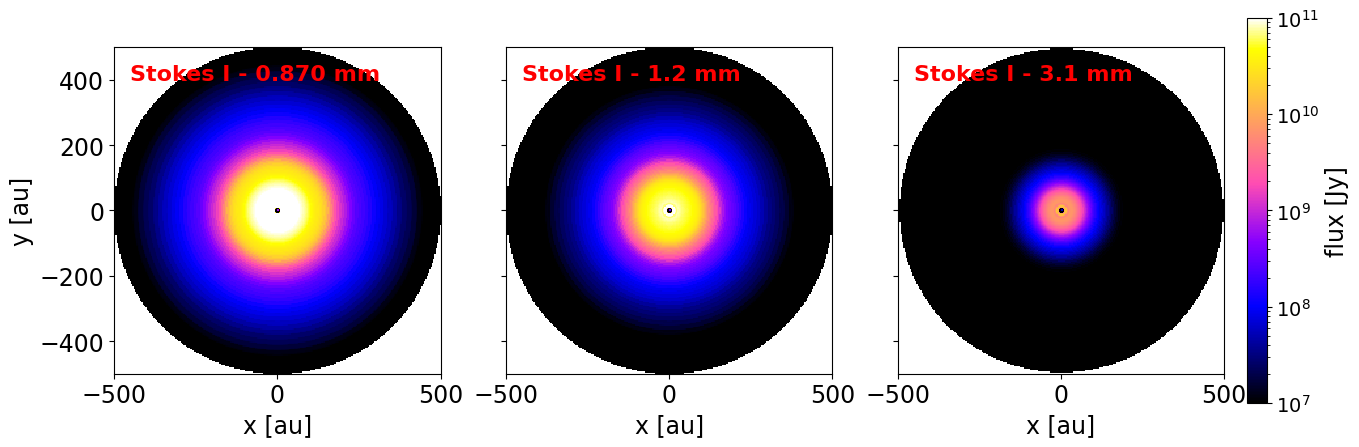
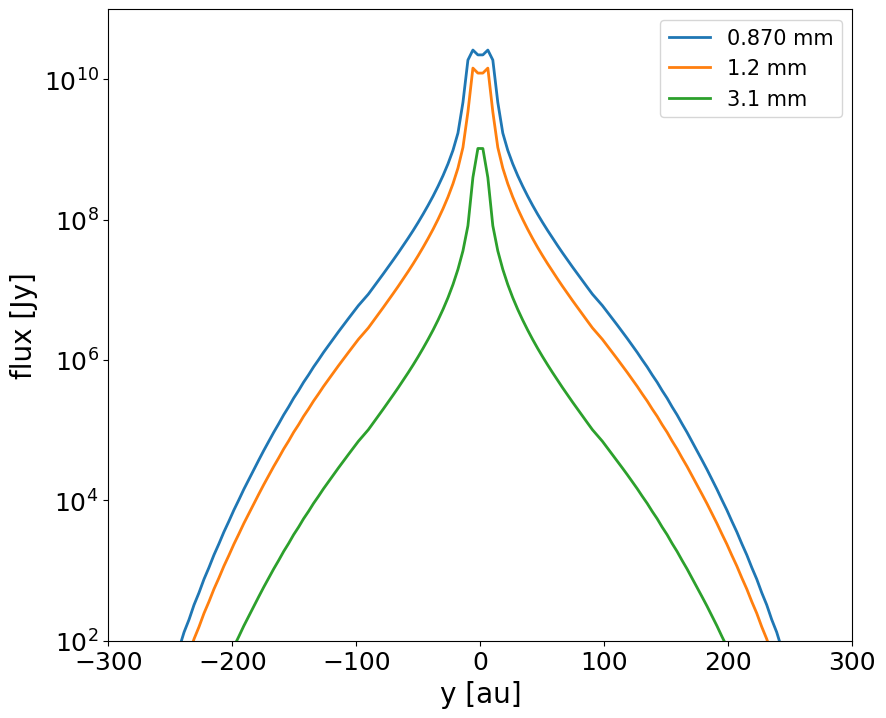
The notebook cell's code change between the first figure and the second:
--- before
+++ after
@@ -1 +1 @@
-plot.image(pathfile='thermal/image_xy.out', vmin=1e7, vmax=1e11, cmap='gnuplot2')
+plot.image_vertical_cut(pathfile='thermal/image_incl90.out', xlim=(-300, 300), ylim=(1e2, 1e11), labels=None, figsize=(9.6, 8.2))

Commit: changed interactive plot